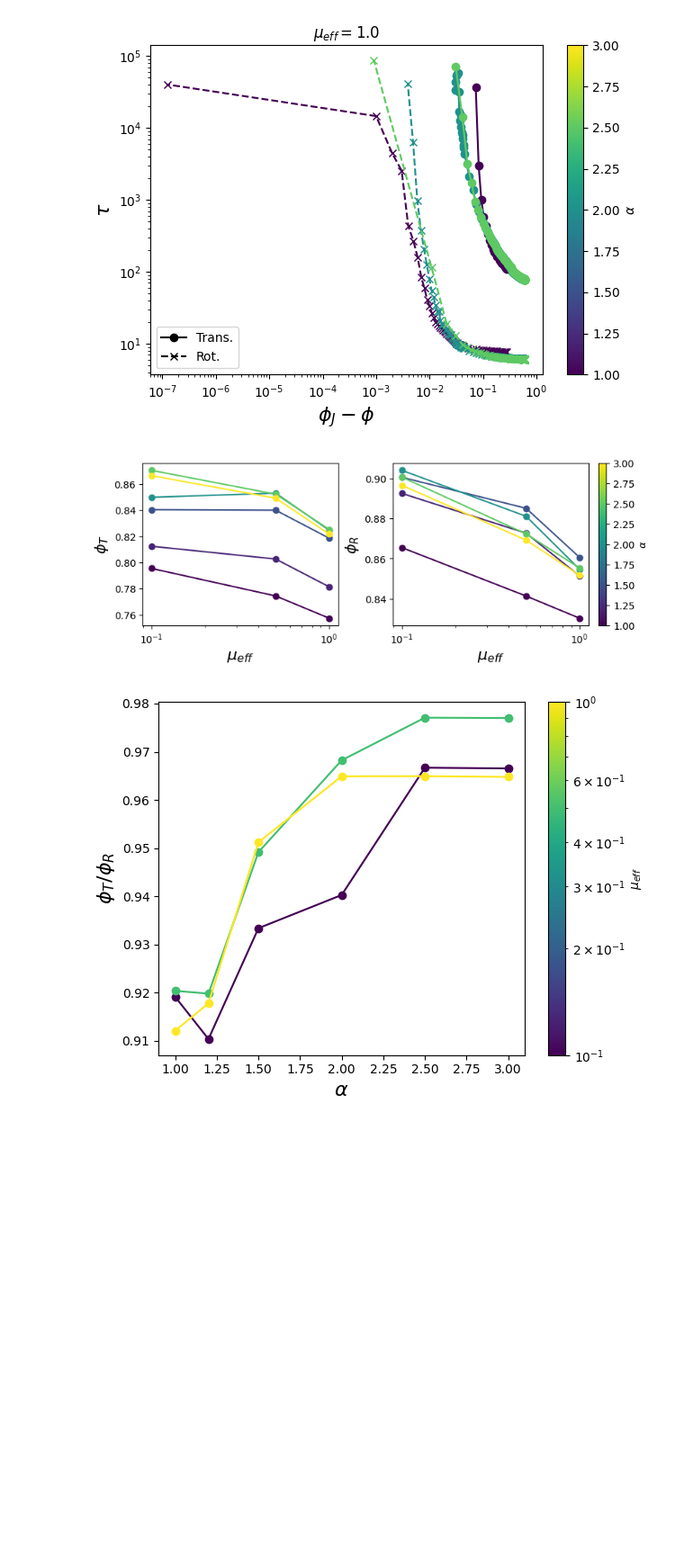
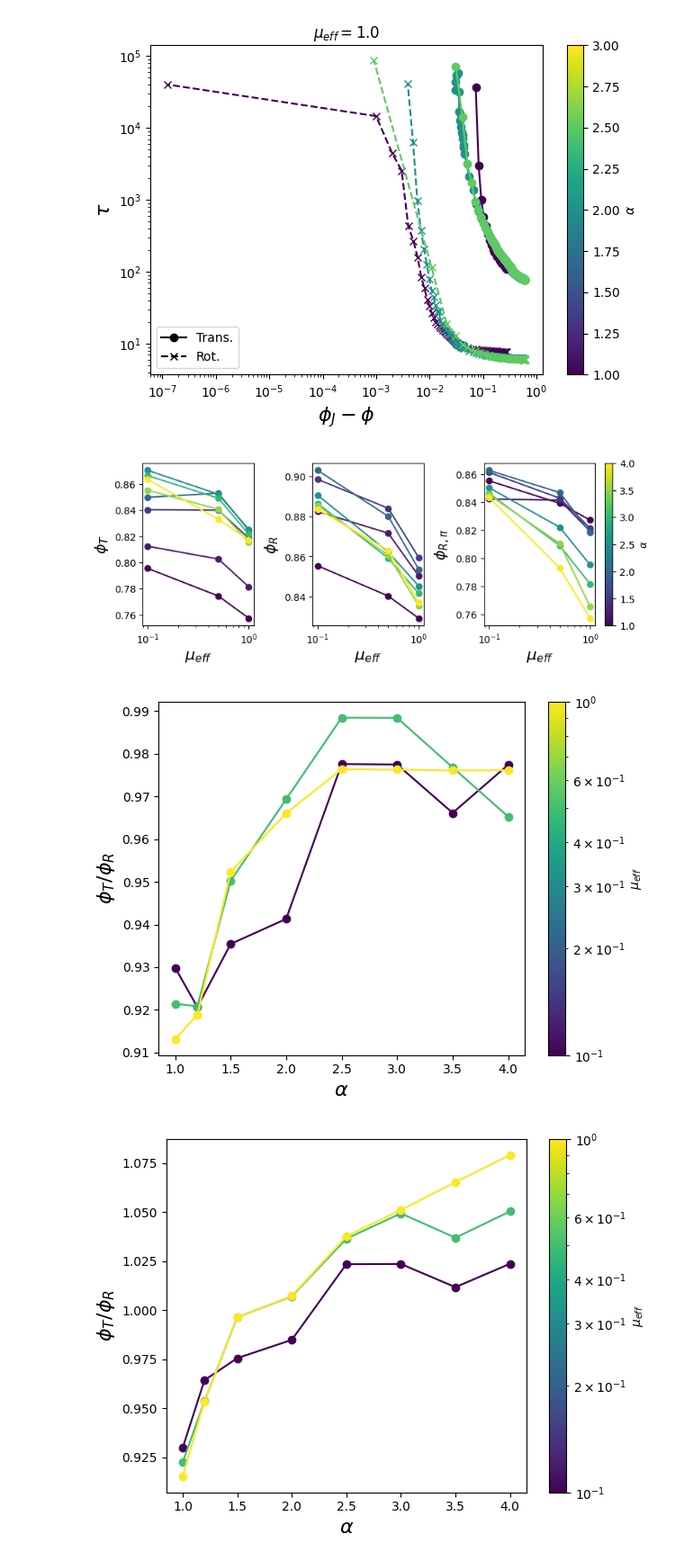
Before and after one commit to mmccraw98/notebooks-spring-26, a Jupyter notebook: 01/grant/analysing-ga-server-data/test.ipynb, the cells around one changed output. Shown at 90% size. Drawn from its saved outputs; the diff is of its cells as text; code cells hidden in the pictures; blank space fills up the shorter version.

```diff
--- a/01/grant/analysing-ga-server-data/test.ipynb
+++ b/01/grant/analysing-ga-server-data/test.ipynb
@@ -25,18 +25,21 @@ tau_df = {
     'phi': [],
     'tau': [],
     'tau_r': [],
+    'tau_r_pi': [],
 }
 for alpha in np.unique(dynamics_data['alpha']):
     for mu in np.unique(dynamics_data['mu']):
         mask = (dynamics_data['mu'] == mu) & (dynamics_data['alpha'] == alpha)
-        for isf, aisf, t, phi in zip(
+        for isf, aisf, aisf_pi, t, phi in zip(
             dynamics_data['isf_small'][mask],
             dynamics_data['aisf_small'][mask],
+            dynamics_data['aisf_pi_small'][mask],
             dynamics_data['t'][mask],
             dynamics_data['phi'][mask]
         ):
             tau_df['tau'].append(get_relaxation_time(isf, t))
             tau_df['tau_r'].append(get_relaxation_time(aisf, t))
+            tau_df['tau_r_pi'].append(get_relaxation_time(aisf_pi, t))
             tau_df['phi'].append(phi)
             tau_df['alpha'].append(alpha)
             tau_df['mu'].append(mu)
@@ -205,6 +213,7 @@ phi_c_df = {
     'mu': [],
     'phi_T': [],
     'phi_R': [],
+    'phi_R_PI': [],
 }
 for alpha in pd.unique(tau_df.alpha):
     for mu in pd.unique(tau_df.mu):
@@ -213,50 +222,73 @@ for alpha in pd.unique(tau_df.alpha):
         order = np.argsort(x)
         y = tau_df[mask].tau.values[order]
         y_r = tau_df[mask].tau_r.values[order]
+        y_r_pi = tau_df[mask].tau_r_pi.values[order]
         x = np.sort(x)
 
         phi_c_df['phi_T'].append(x[np.nanargmax(y)])
-        phi_c_df['phi_R'].append(x[np.nanargmax(y_r)])
+        phi_c_df['phi_R'].append(x[np.nanargmax(y_r) - 1])
+        phi_c_df['phi_R_PI'].append(x[np.nanargmax(y_r_pi) - 1])
         phi_c_df['alpha'].append(alpha)
         phi_c_df['mu'].append(mu)
 phi_c_df = pd.DataFrame(phi_c_df)
 
-fig, ax = plt.subplots(1, 2, figsize=(8, 3), constrained_layout=True)
+fig, ax = plt.subplots(1, 3, figsize=(8, 3), constrained_layout=True)
 for alpha in pd.unique(phi_c_df.alpha):
     mask = (phi_c_df.alpha == alpha)
     x = phi_c_df.mu[mask].values
     order = np.argsort(x)
     y = phi_c_df.phi_T[mask].values[order]
     y_r = phi_c_df.phi_R[mask].values[order]
+    y_r_PI = phi_c_df.phi_R_PI[mask].values[order]
     x = x[order]
     ax[0].plot(x, y, marker='o', c=cmap(alpha_norm(alpha)))
     ax[1].plot(x, y_r, marker='o', c=cmap(alpha_norm(alpha)))
+    ax[2].plot(x, y_r_PI, marker='o', c=cmap(alpha_norm(alpha)))
 for a in ax:
     a.set_xscale('log')
     a.set_xlabel(r'$\mu_{eff}$', fontsize=16)
 ax[0].set_ylabel(r'$\phi_T$', fontsize=16)
 ax[1].set_ylabel(r'$\phi_R$', fontsize=16)
+ax[2].set_ylabel(r'$\phi_{R,\pi}$', fontsize=16)
 sm = plt.cm.ScalarMappable(norm=alpha_norm, cmap=cmap)
 sm.set_array(pd.unique(phi_c_df.alpha))
 cbar = plt.colorbar(sm, ax=ax[-1], label=r'$\alpha$')
 plt.show()
 
 for mu in pd.unique(phi_c_df.mu):
     mask = (phi_c_df.mu == mu)
     x = phi_c_df.alpha[mask].values
     order = np.argsort(x)
     y = phi_c_df.phi_T[mask].values[order]
     y_r = phi_c_df.phi_R[mask].values[order]
     x = x[order]
     plt.plot(x, y / y_r, marker='o', c=cmap(mu_norm(mu)))
 plt.xlabel(r'$\alpha$', fontsize=16)
 plt.ylabel(r'$\phi_T / \phi_R$', fontsize=16)
 sm = plt.cm.ScalarMappable(norm=mu_norm, cmap=cmap)
 sm.set_array(pd.unique(phi_c_df.mu))
 cbar = plt.colorbar(sm, ax=plt.gca(), label=r'$\mu_{eff}$')
 plt.tight_layout()
 plt.savefig('TR-ratio-convergence.png', dpi=600)
 plt.show()
+
+for mu in pd.unique(phi_c_df.mu):
+    mask = (phi_c_df.mu == mu)
+    x = phi_c_df.alpha[mask].values
+    order = np.argsort(x)
+    y = phi_c_df.phi_T[mask].values[order]
+    y_r = phi_c_df.phi_R_PI[mask].values[order]
+    x = x[order]
+    plt.plot(x, y / y_r, marker='o', c=cmap(mu_norm(mu)))
+plt.xlabel(r'$\alpha$', fontsize=16)
+plt.ylabel(r'$\phi_T / \phi_R$', fontsize=16)
+sm = plt.cm.ScalarMappable(norm=mu_norm, cmap=cmap)
+sm.set_array(pd.unique(phi_c_df.mu))
+cbar = plt.colorbar(sm, ax=plt.gca(), label=r'$\mu_{eff}$')
+plt.tight_layout()
+plt.savefig('TR-ratio-convergence_PI.png', dpi=600)
+plt.show()
 # %% [output]
-[figure, old version]
+[figure, new version]
-[figure, old version]
+[figure, new version]
+[figure, added]
```
Also changed, not shown: parts of 16 cells of this notebook, 35 other files.
